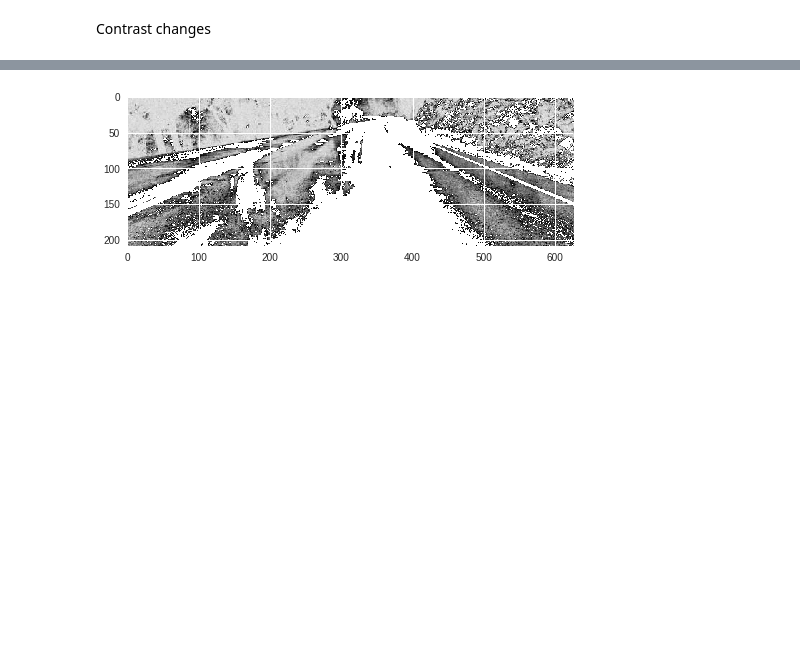
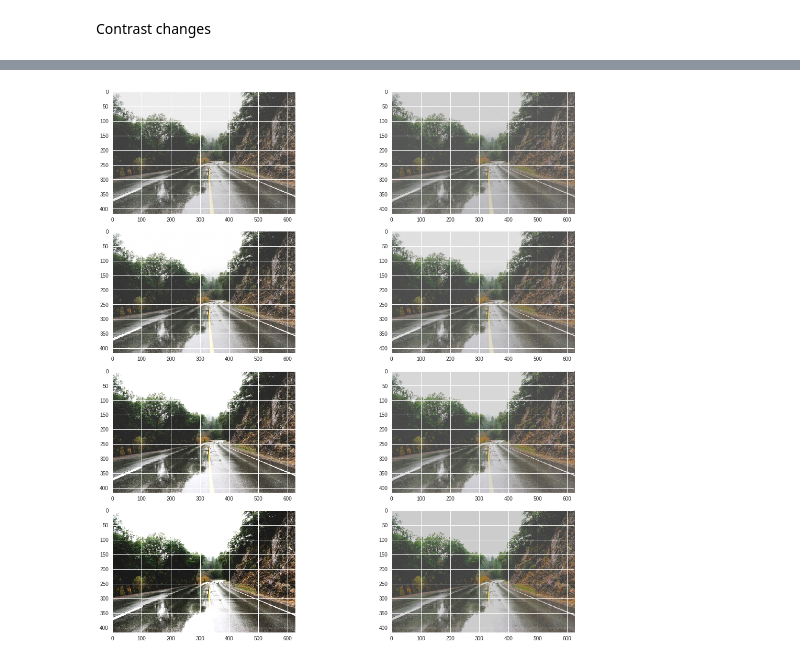
Before and after one commit to UjjwalSaxena/road-glare-removal-tests, a Jupyter notebook: tests1.ipynb, the cells around one changed output, grey strips where cells are left out. Saved outputs shown, nothing was run; the diff lists cells and outputs as text; code cells hidden in the pictures; blank space fills up the shorter version.

```diff
--- a/tests1.ipynb
+++ b/tests1.ipynb
@@ -230,8 +232,30 @@ res_under=contrast_variants('underExposed/underexpImage3.jpg')
-# %%
-for s in res_over:
-  YUV_image= s[0]
-  median= s[2]
-  YUV_image[YUV_image>=median]= YUV_image[YUV_image>=median]
-  plt.imshow(YUV_image)
-# %% [output]
-[figure, removed]
+# %%
+import math
+fig3, axs3 = plt.subplots(len(res_over[3:7]),2, figsize=(15, 15))
+fig3.tight_layout()
+ind=0
+
+for s in res_over[3:7]:
+  image=s[0]
+  YUV_image= s[1]
+  median= s[3]
+
+  height= YUV_image.shape[0]
+  width= YUV_image.shape[1]
+  coeff=0
+  for i in range(height):
+    for j in range(width):
+      pixel_value=YUV_image[i:i+1,j:j+1]
+      if pixel_value>median:
+        YUV_image[i:i+1,j:j+1]= min(pixel_value-int(math.sqrt(pixel_value-median)+coeff),255)
+      else:
+        YUV_image[i:i+1,j:j+1]= max(pixel_value+int(math.sqrt(median-pixel_value)+coeff),0)
+  axs3[ind,0].imshow(image)
+  image= cv2.cvtColor(image, cv2.COLOR_RGB2YUV)
+  image[:,:,0]=YUV_image
+  image= cv2.cvtColor(image, cv2.COLOR_YUV2RGB)
+  axs3[ind,1].imshow(image)
+  ind+=1
+plt.show()
+# %% [output]
+[figure, added]
```
Also changed, not shown: parts of 3 cells of this notebook.
